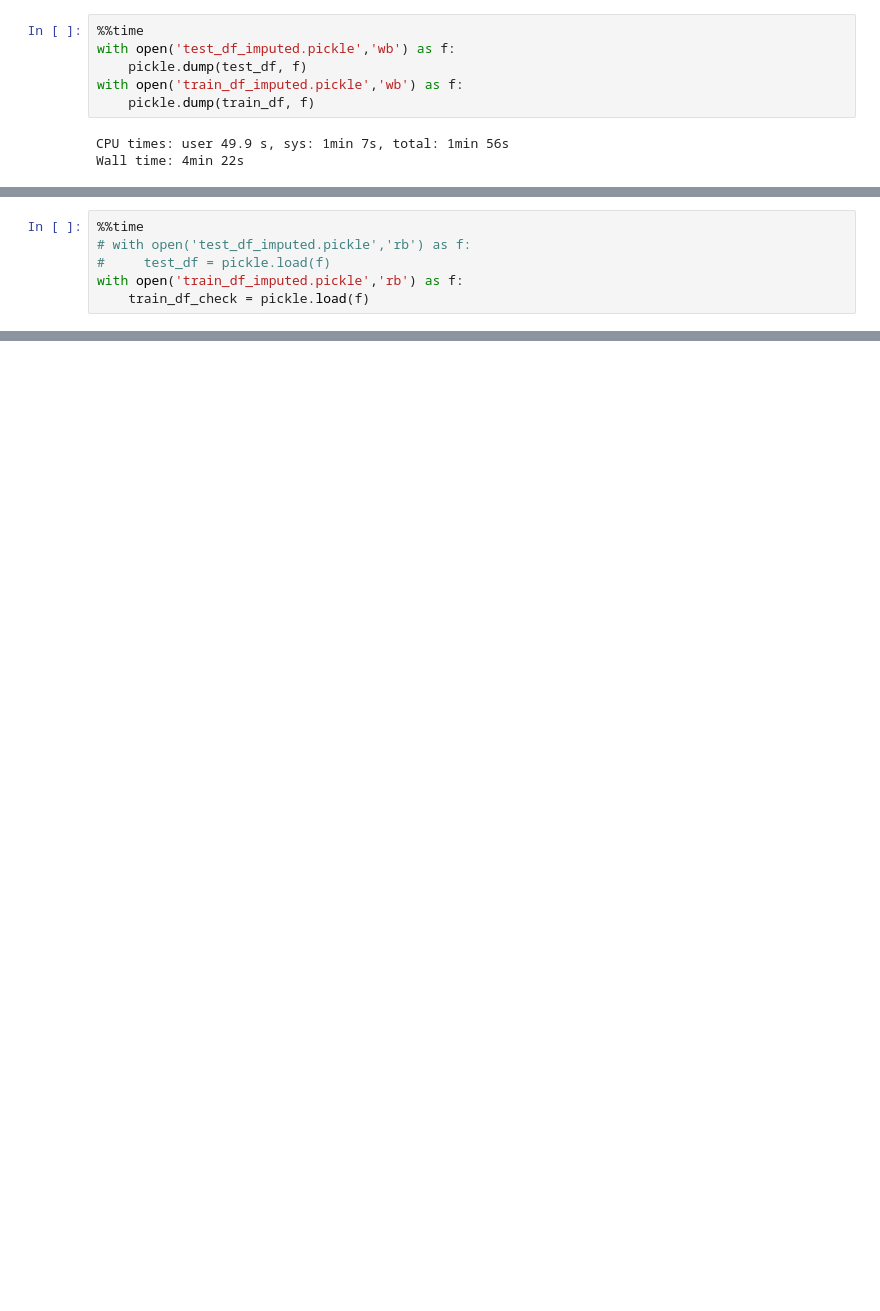
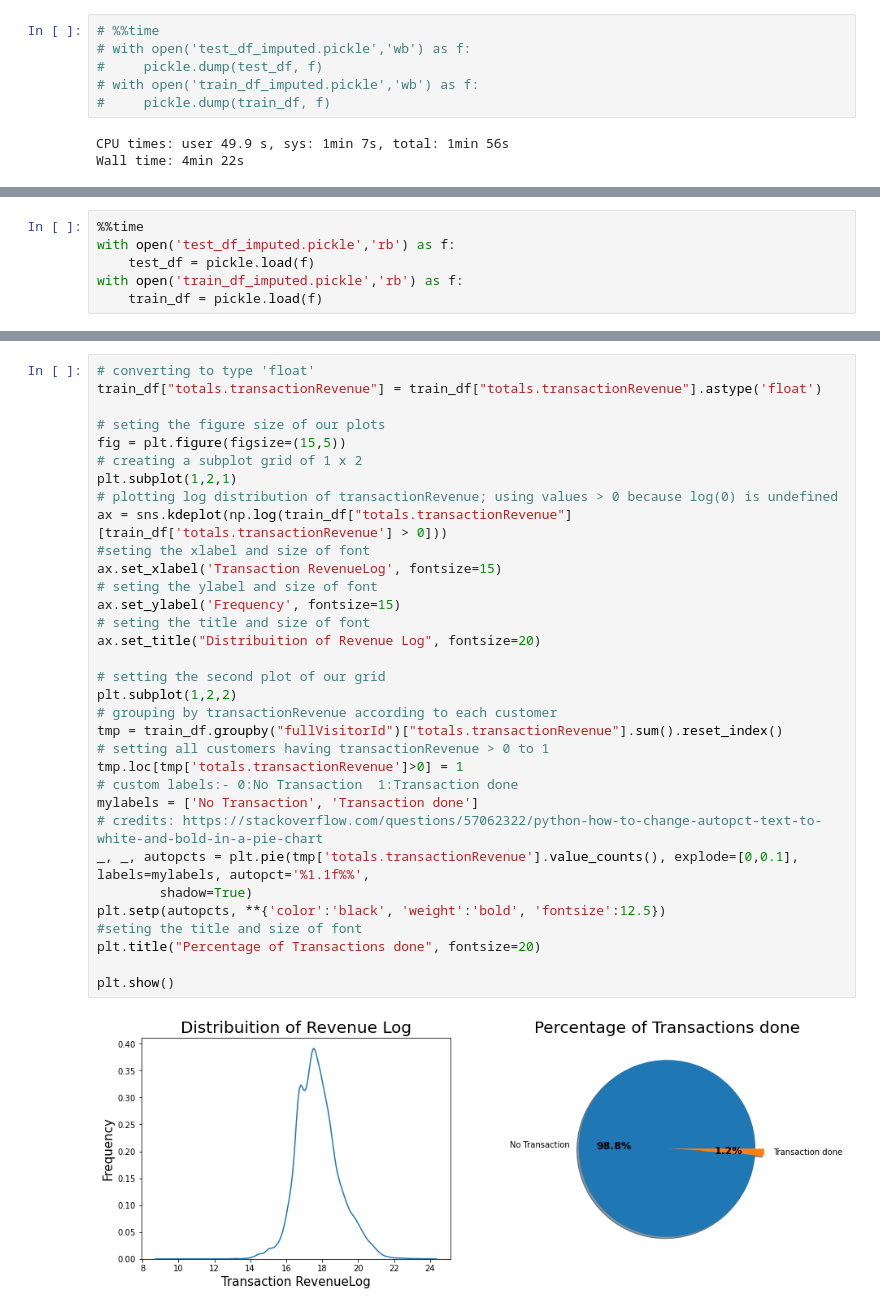
Before and after one commit to GK4444/google-revenue-prediction, a Jupyter notebook: main.ipynb, the cells around one changed output, grey strips where cells are left out. Cells and saved outputs as stored; diff of their text form; blank space fills up the shorter version.

Commit message:
target variable plot done

```diff
--- a/main.ipynb
+++ b/main.ipynb
@@ -488,9 +490,9 @@ missing_values(train_df)
 # %%
-%%time
-with open('test_df_imputed.pickle','wb') as f:
-    pickle.dump(test_df, f)
-with open('train_df_imputed.pickle','wb') as f:
-    pickle.dump(train_df, f)
+# %%time
+# with open('test_df_imputed.pickle','wb') as f:
+#     pickle.dump(test_df, f)
+# with open('train_df_imputed.pickle','wb') as f:
+#     pickle.dump(train_df, f)
 # %% [output]
 CPU times: user 49.9 s, sys: 1min 7s, total: 1min 56s
 Wall time: 4min 22s
@@ -499,7 +501,7 @@ Wall time: 4min 22s
 # %%
 %%time
-# with open('test_df_imputed.pickle','rb') as f:
-#     test_df = pickle.load(f)
+with open('test_df_imputed.pickle','rb') as f:
+    test_df = pickle.load(f)
 with open('train_df_imputed.pickle','rb') as f:
-    train_df_check = pickle.load(f)
+    train_df = pickle.load(f)
 # %% [output]
@@ -511,0 +529,35 @@ True
+# %%
+# converting to type 'float'
+train_df["totals.transactionRevenue"] = train_df["totals.transactionRevenue"].astype('float')
+
+# seting the figure size of our plots
+fig = plt.figure(figsize=(15,5))
+# creating a subplot grid of 1 x 2
+plt.subplot(1,2,1)
+# plotting log distribution of transactionRevenue; using values > 0 because log(0) is undefined
+ax = sns.kdeplot(np.log(train_df["totals.transactionRevenue"][train_df['totals.transactionRevenue'] > 0]))
+#seting the xlabel and size of font
+ax.set_xlabel('Transaction RevenueLog', fontsize=15)
+# seting the ylabel and size of font
+ax.set_ylabel('Frequency', fontsize=15)
+# seting the title and size of font
+ax.set_title("Distribuition of Revenue Log", fontsize=20)
+
+# setting the second plot of our grid
+plt.subplot(1,2,2)
+# grouping by transactionRevenue according to each customer
+tmp = train_df.groupby("fullVisitorId")["totals.transactionRevenue"].sum().reset_index()
+# setting all customers having transactionRevenue > 0 to 1
+tmp.loc[tmp['totals.transactionRevenue']>0] = 1
+# custom labels:- 0:No Transaction  1:Transaction done
+mylabels = ['No Transaction', 'Transaction done']
+# credits: https://stackoverflow.com/questions/57062322/python-how-to-change-autopct-text-to-white-and-bold-in-a-pie-chart
+_, _, autopcts = plt.pie(tmp['totals.transactionRevenue'].value_counts(), explode=[0,0.1], labels=mylabels, autopct='%1.1f%%',
+        shadow=True)
+plt.setp(autopcts, **{'color':'black', 'weight':'bold', 'fontsize':12.5})
+#seting the title and size of font
+plt.title("Percentage of Transactions done", fontsize=20)
+
+plt.show()
+# %% [output]
+[figure, added]
```
Also changed, not shown: parts of 18 cells of this notebook.
